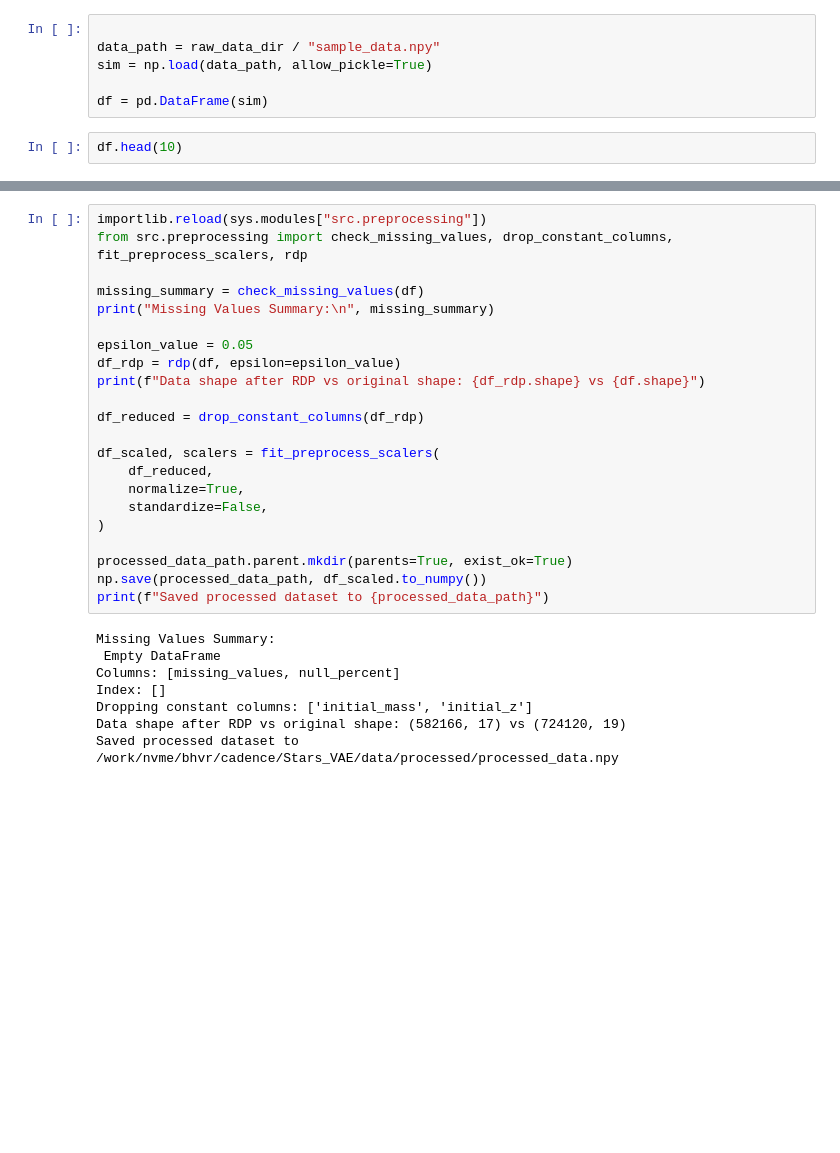
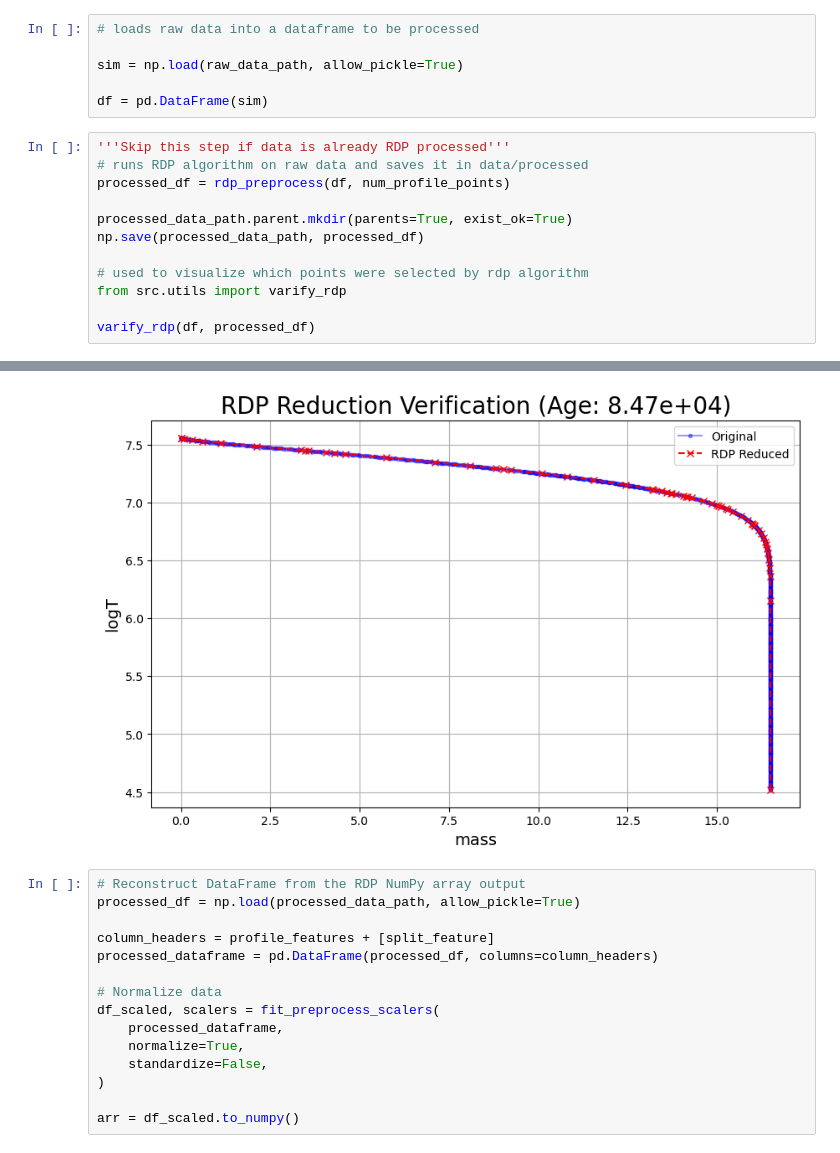
Before and after one commit to phanphaze/Stars_VAE, a Jupyter notebook: notebooks/notebook.ipynb, the cells around one changed output, grey strips where cells are left out. Cells and saved outputs as stored; diff of their text form; blank space fills up the shorter version.

```diff
--- a/notebooks/notebook.ipynb
+++ b/notebooks/notebook.ipynb
@@ -15,9 +24,19 @@ from src.config import raw_data_dir, processed_data_path
 # %%
+# loads raw data into a dataframe to be processed
 
-data_path = raw_data_dir / "sample_data.npy"
-sim = np.load(data_path, allow_pickle=True)
+sim = np.load(raw_data_path, allow_pickle=True)
 
 df = pd.DataFrame(sim)
 # %%
-df.head(10)
+'''Skip this step if data is already RDP processed'''
+# runs RDP algorithm on raw data and saves it in data/processed
+processed_df = rdp_preprocess(df, num_profile_points)
+
+processed_data_path.parent.mkdir(parents=True, exist_ok=True)
+np.save(processed_data_path, processed_df)
+
+# used to visualize which points were selected by rdp algorithm
+from src.utils import varify_rdp
+
+varify_rdp(df, processed_df)
 # %% [output]
@@ -35,31 +43,17 @@ df.head(10)
+[figure, added]
 # %%
-importlib.reload(sys.modules["src.preprocessing"])
-from src.preprocessing import check_missing_values, drop_constant_columns, fit_preprocess_scalers, rdp
+# Reconstruct DataFrame from the RDP NumPy array output
+processed_df = np.load(processed_data_path, allow_pickle=True)
 
-missing_summary = check_missing_values(df)
-print("Missing Values Summary:\n", missing_summary)
+column_headers = profile_features + [split_feature]
+processed_dataframe = pd.DataFrame(processed_df, columns=column_headers)
 
-epsilon_value = 0.05
-df_rdp = rdp(df, epsilon=epsilon_value)
-print(f"Data shape after RDP vs original shape: {df_rdp.shape} vs {df.shape}")
-
-df_reduced = drop_constant_columns(df_rdp)
-
+# Normalize data
 df_scaled, scalers = fit_preprocess_scalers(
-    df_reduced,
+    processed_dataframe,
     normalize=True,
     standardize=False,
 )
 
-processed_data_path.parent.mkdir(parents=True, exist_ok=True)
-np.save(processed_data_path, df_scaled.to_numpy())
-print(f"Saved processed dataset to {processed_data_path}")
+arr = df_scaled.to_numpy()
-# %% [output]
-Missing Values Summary:
- Empty DataFrame
-Columns: [missing_values, null_percent]
-Index: []
-Dropping constant columns: ['initial_mass', 'initial_z']
-Data shape after RDP vs original shape: (582166, 17) vs (724120, 19)
-Saved processed dataset to /work/nvme/bhvr/cadence/Stars_VAE/data/processed/processed_data.npy
 # %%
```
Also changed, not shown: parts of 8 cells of this notebook, 3 other files.
